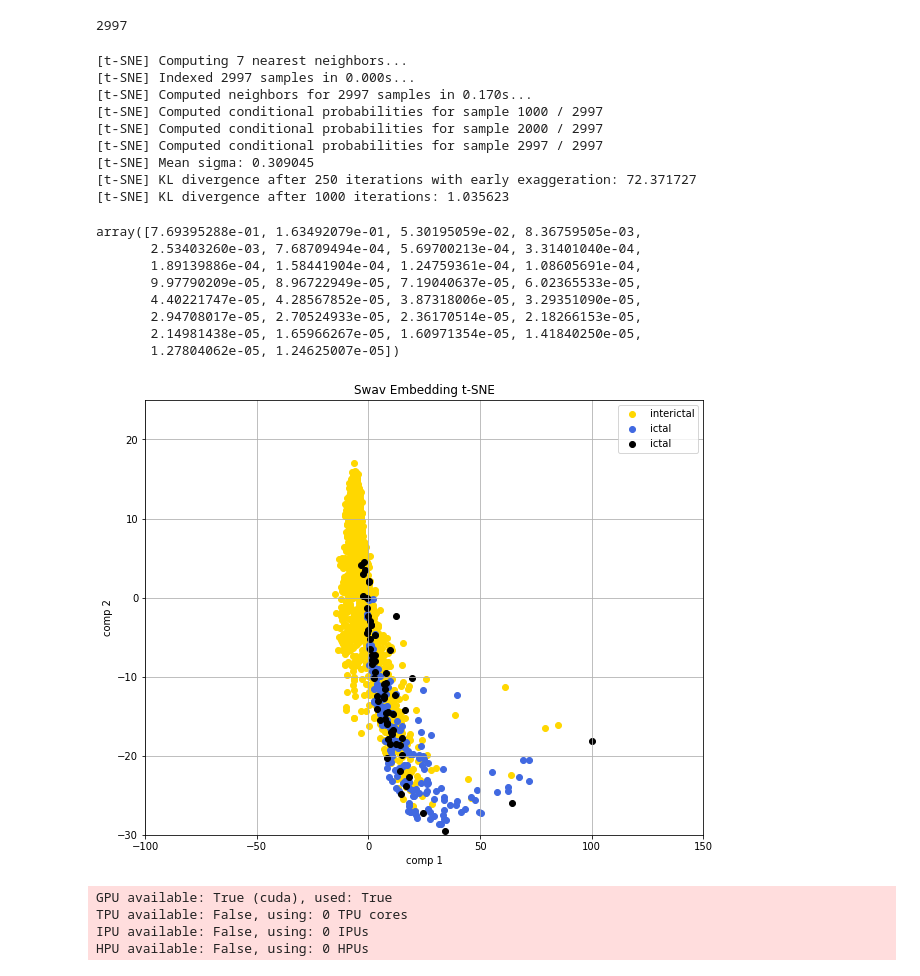
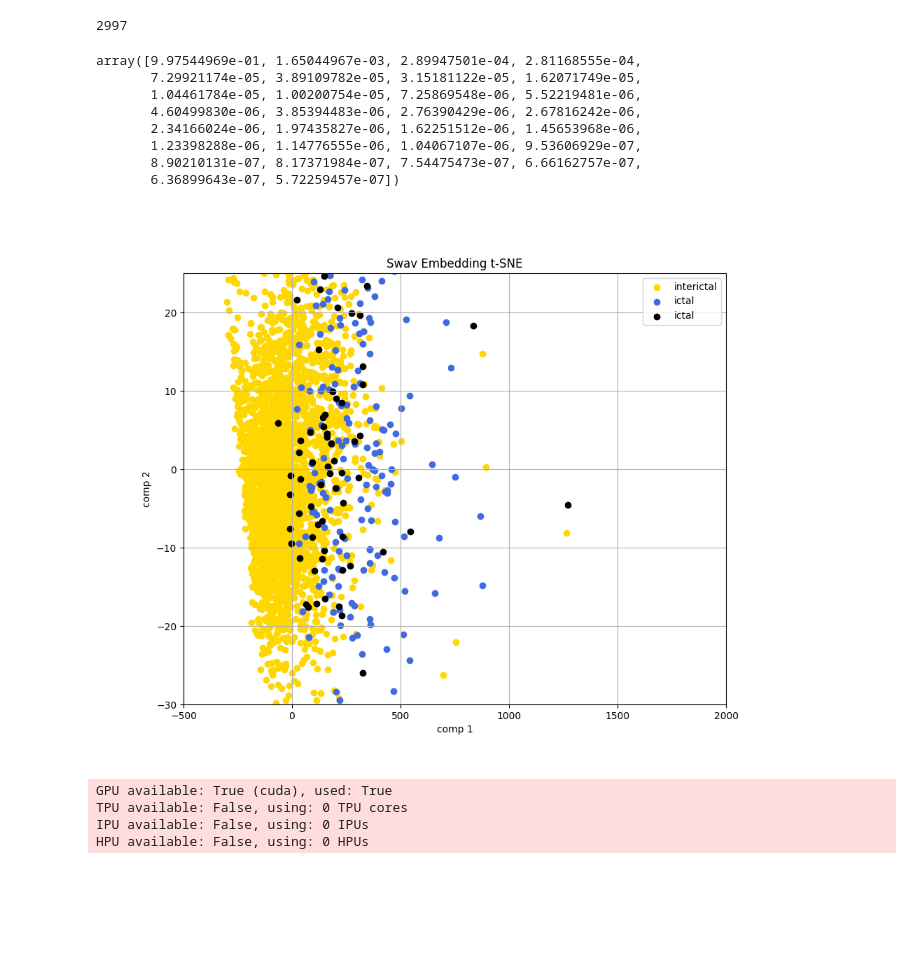
Before and after one commit to penn-cnt/RNS_Annotation-Pipeline, a Jupyter notebook: scripts/RNS_LITT_ANNOTATION_PIPELINE/kaggle_human_scripts/kaggle_swav_embedding_plot.ipynb, the cells around one changed output. Saved outputs shown, nothing was run; the diff lists cells and outputs as text; code cells hidden in the pictures; blank space fills up the shorter version.

```diff
--- a/scripts/RNS_LITT_ANNOTATION_PIPELINE/kaggle_human_scripts/kaggle_swav_embedding_plot.ipynb
+++ b/scripts/RNS_LITT_ANNOTATION_PIPELINE/kaggle_human_scripts/kaggle_swav_embedding_plot.ipynb
@@ -77,7 +77,7 @@ if torch.cuda.is_available():
 # %%
 data_X = np.load('../../../user_data/kaggle_human_cache/data_X_5.npy')
 data_y = np.load('../../../user_data/kaggle_human_cache/data_y_5.npy')
-test_data_X = None
+test_data_X = np.load('../../../user_data/kaggle_human_cache/test_data_X_5.npy')
 # %%
 from models.kaggle_human_dataloader import KaggleDataset
 labeled_dataset = KaggleDataset(data_X, data_y, test_data_X, labeled=True, transform=False, astensor=False)
@@ -107,7 +107,7 @@ from models.SwaV import SwaV
 from models.SupervisedDownstream import SupervisedDownstream
 from lightly.data import SwaVCollateFunction
 #
-swav = SwaV().load_from_checkpoint(ckpt_folder_root + 'kaggle_human_swav_34_5_da/kaggle_human_swav-epoch=12-swav_loss=4.69480.ckpt')
+swav = SwaV().load_from_checkpoint(ckpt_folder_root + 'kaggle_human_swav_34_5_da/kaggle_human_swav-epoch=188-swav_loss=3.97674.ckpt')
 #
 model = SupervisedDownstream(swav.backbone)
 
@@ -158,50 +158,40 @@ p = pca.transform(emb)
 
 # ind = np.random.choice(len(emb), 10000)
 
-tsne = TSNE(n_components=2, verbose=1, perplexity=2, random_state=142, init='pca')
-z = tsne.fit_transform(emb)
+# tsne = TSNE(n_components=2, verbose=1, perplexity=2, random_state=142, init='pca')
+# z = tsne.fit_transform(emb)
-# %% [output]
-[t-SNE] Computing 7 nearest neighbors...
-[t-SNE] Indexed 2997 samples in 0.000s...
-[t-SNE] Computed neighbors for 2997 samples in 0.170s...
-[t-SNE] Computed conditional probabilities for sample 1000 / 2997
-[t-SNE] Computed conditional probabilities for sample 2000 / 2997
-[t-SNE] Computed conditional probabilities for sample 2997 / 2997
-[t-SNE] Mean sigma: 0.309045
-[t-SNE] KL divergence after 250 iterations with early exaggeration: 72.371727
-[t-SNE] KL divergence after 1000 iterations: 1.035623
 # %%
 pca.explained_variance_ratio_
 # %% [output]
-array([7.69395288e-01, 1.63492079e-01, 5.30195059e-02, 8.36759505e-03,
-       2.53403260e-03, 7.68709494e-04, 5.69700213e-04, 3.31401040e-04,
-       1.89139886e-04, 1.58441904e-04, 1.24759361e-04, 1.08605691e-04,
-       9.97790209e-05, 8.96722949e-05, 7.19040637e-05, 6.02365533e-05,
-       4.40221747e-05, 4.28567852e-05, 3.87318006e-05, 3.29351090e-05,
-       2.94708017e-05, 2.70524933e-05, 2.36170514e-05, 2.18266153e-05,
-       2.14981438e-05, 1.65966267e-05, 1.60971354e-05, 1.41840250e-05,
-       1.27804062e-05, 1.24625007e-05])
+array([9.97544969e-01, 1.65044967e-03, 2.89947501e-04, 2.81168555e-04,
+       7.29921174e-05, 3.89109782e-05, 3.15181122e-05, 1.62071749e-05,
+       1.04461784e-05, 1.00200754e-05, 7.25869548e-06, 5.52219481e-06,
+       4.60499830e-06, 3.85394483e-06, 2.76390429e-06, 2.67816242e-06,
+       2.34166024e-06, 1.97435827e-06, 1.62251512e-06, 1.45653968e-06,
+       1.23398288e-06, 1.14776555e-06, 1.04067107e-06, 9.53606929e-07,
+       8.90210131e-07, 8.17371984e-07, 7.54475473e-07, 6.66162757e-07,
+       6.36899643e-07, 5.72259457e-07])
 # %%
 spc = p
 ictal_pre_inds = np.where(target == 0)[0]
 ictal_inds = np.where(target == 1)[0]
 interictal_inds = np.where(target == 2)[0]
 
 plt.figure(figsize=(10, 8))
 plt.scatter(spc[interictal_inds,0],spc[interictal_inds,1],c='gold',label= 'interictal')
 plt.scatter(spc[ictal_inds, 0], spc[ictal_inds, 1], c='royalblue', label='ictal')
 plt.scatter(spc[ictal_pre_inds, 0], spc[ictal_pre_inds, 1], c='black', label='ictal')
 
 plt.title('Swav Embedding t-SNE')
 plt.xlabel('comp 1')
 plt.ylabel("comp 2")
-plt.xlim(-100,150)
+plt.xlim(-500,2000)
 plt.ylim(-30,25)
 plt.legend()
 plt.grid()
 plt.show()
 # %% [output]
-[figure, old version]
+[figure, new version]
 # %%
 # unlabeled_dataset = KaggleDataset(ictal_data_X, interictal_data_X, test_data_X, labeled=False, transform=True)
 # train_set_size = int(labeled_dataset.length * 0.8)
```
Also changed, not shown: 11 other files.
